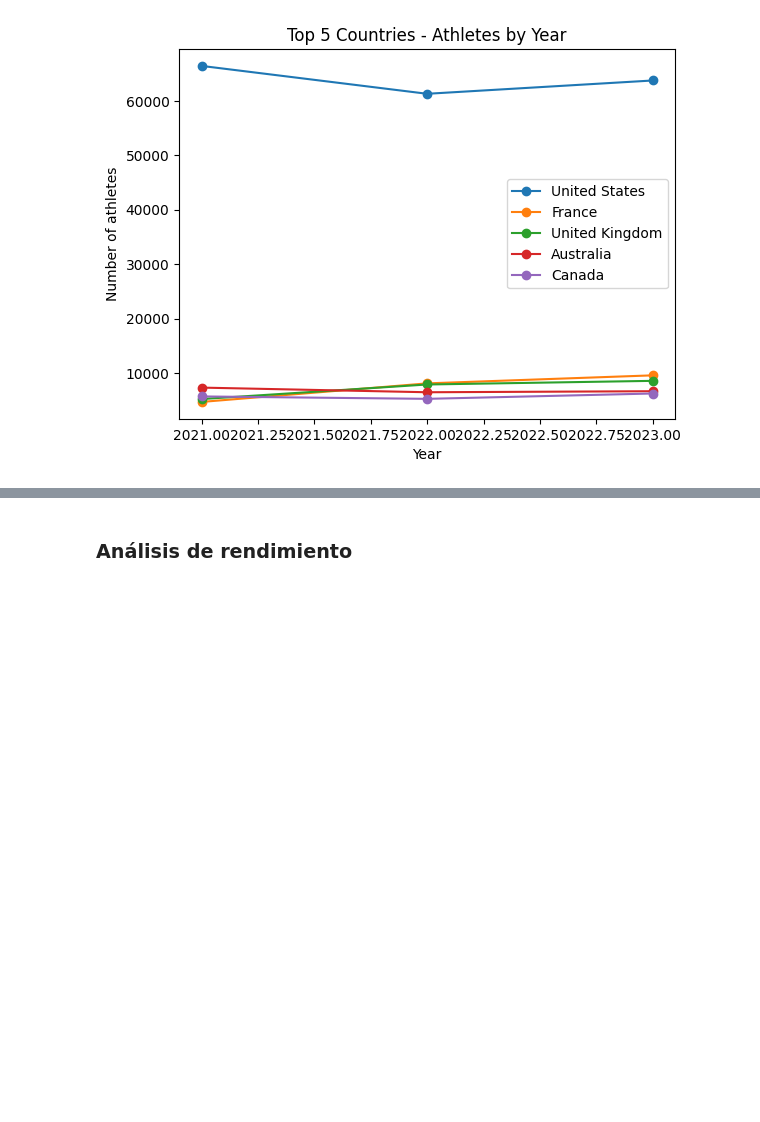
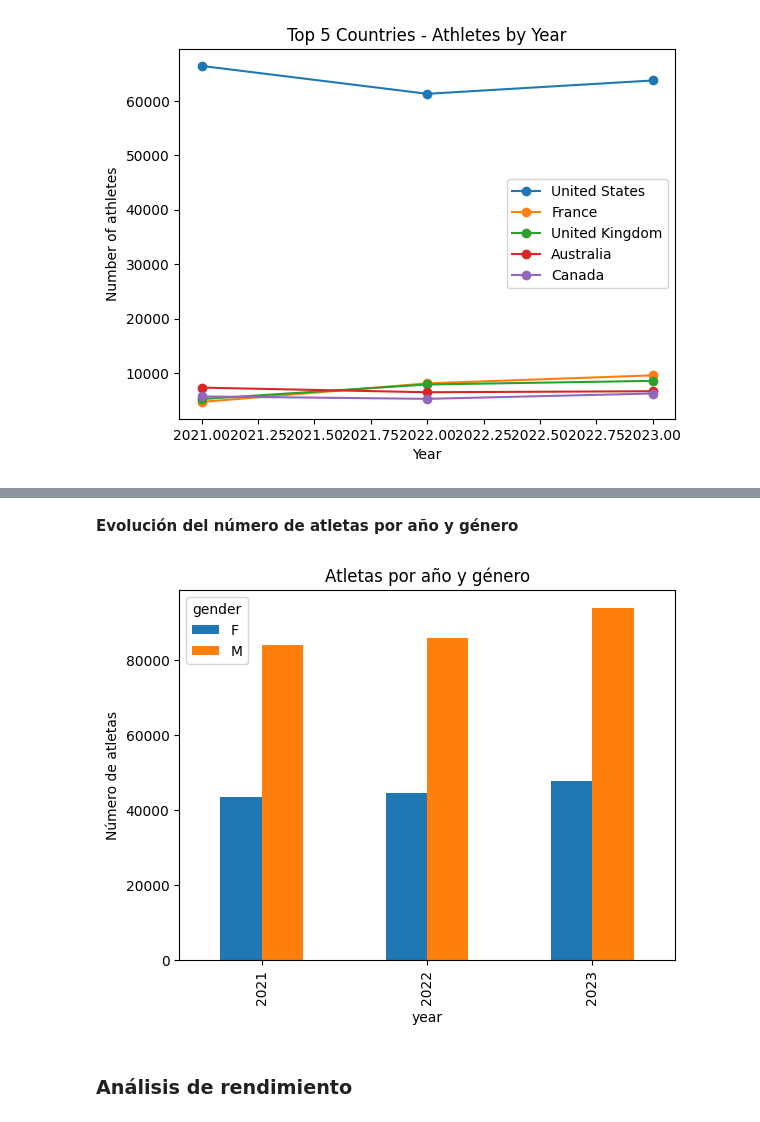
Before and after one commit to viictorhp/EDA-analysis-first-project, a Jupyter notebook: notebooks/edaanalysis2.ipynb, the cells around one changed output, grey strips where cells are left out. Drawn from its saved outputs; the diff is of its cells as text; code cells hidden in the pictures; blank space fills up the shorter version.

```diff
--- a/notebooks/edaanalysis2.ipynb
+++ b/notebooks/edaanalysis2.ipynb
@@ -163,3 +199,13 @@ plt.show()
+# %% [markdown]
+**Evolución del número de atletas por año y género**
+# %%
+tabla_gen = crossfit_df2.groupby(["year","gender"]).size().reset_index(name="athlete_count")
+tabla_gen.pivot(index="year", columns="gender", values="athlete_count").plot(kind="bar")
+plt.ylabel("Número de atletas")
+plt.title("Atletas por año y género")
+plt.show()
+# %% [output]
+[figure, added]
 # %% [markdown]
 ### Análisis de rendimiento
 # %% [markdown]
```
Also changed, not shown: parts of 18 cells of this notebook, 3 other files.
